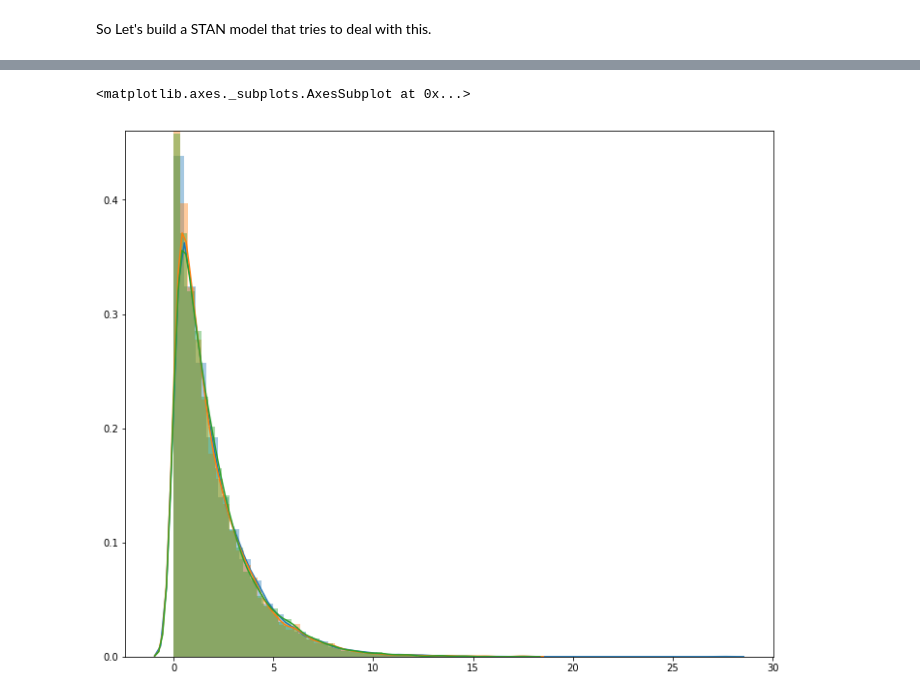
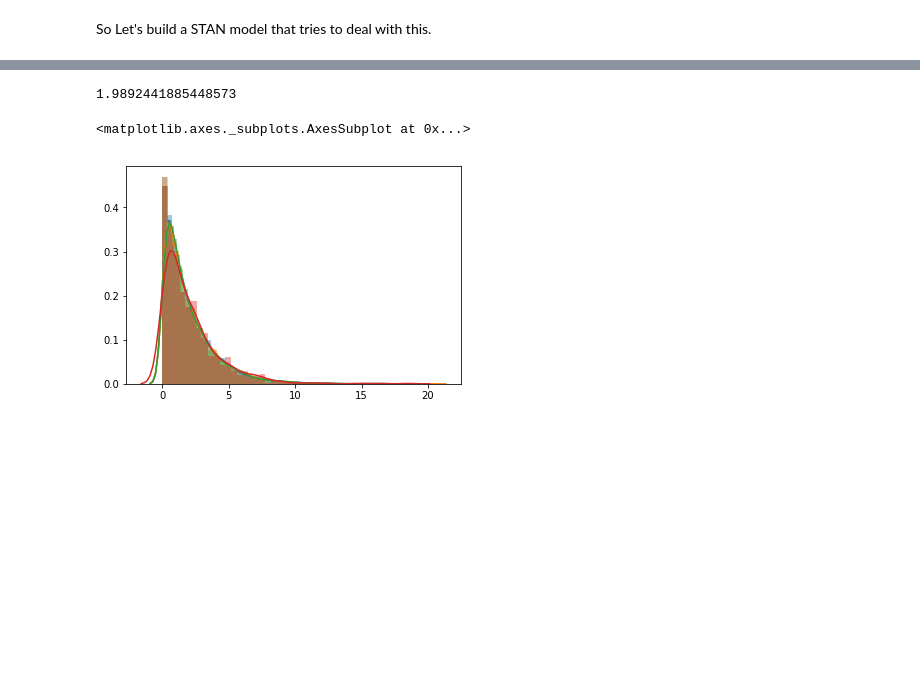
Before and after one commit to grd349/PyStanExamples, a Jupyter notebook: ModeFitEx.ipynb, the cells around one changed output, grey strips where cells are left out. Cells and saved outputs as stored; diff of their text form; code cells hidden in the pictures; blank space fills up the shorter version.

```diff
--- a/ModeFitEx.ipynb
+++ b/ModeFitEx.ipynb
@@ -17,10 +17,10 @@ where
 
 $e \sim \chi^{2}_{2}$.
 # %%
-npts = 1000
+npts = 100
 f = np.linspace(108,112,npts)
-b = 0.0
-h = -5.0
+b = 2.0
+h = -1.0
 w = -2.0
 nu = 110.0
 model = np.exp(b) + (np.exp(h)/((nu - f)**2 + (np.exp(w))**2/4))
@@ -89,8 +93,11 @@ convergence, Rhat=1).
 # %%
 npts = 10000
 sns.distplot(np.random.chisquare(2, npts))
 sns.distplot(np.random.gamma(1.0, 2.0, npts))
 sns.distplot(np.random.exponential(2.0, npts))
+print(np.mean(np.random.chisquare(2, npts)))
+sns.distplot(data/model)
 # %% [output]
-<matplotlib.axes._subplots.AxesSubplot at 0x...>
+1.9892441885448573
+<matplotlib.axes._subplots.AxesSubplot at 0x...>
-[figure, old version]
+[figure, new version]
```
Also changed, not shown: parts of 4 cells of this notebook, 1 other file.
